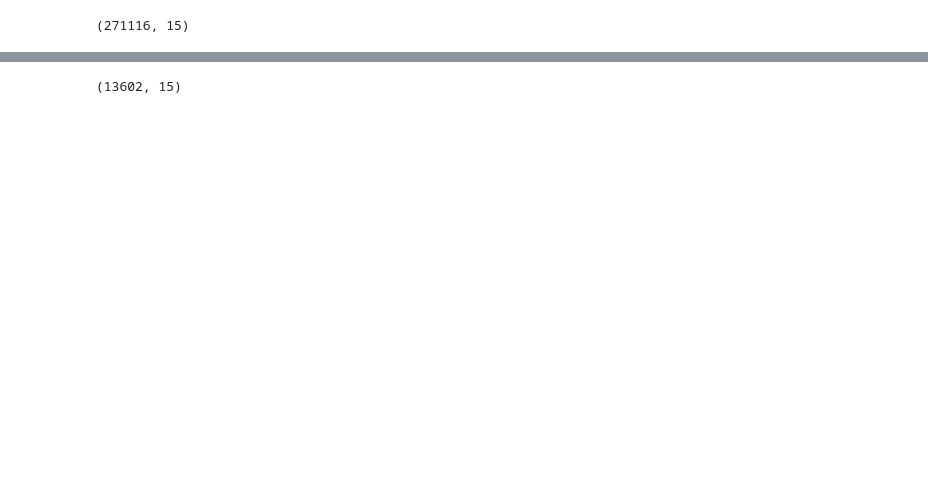
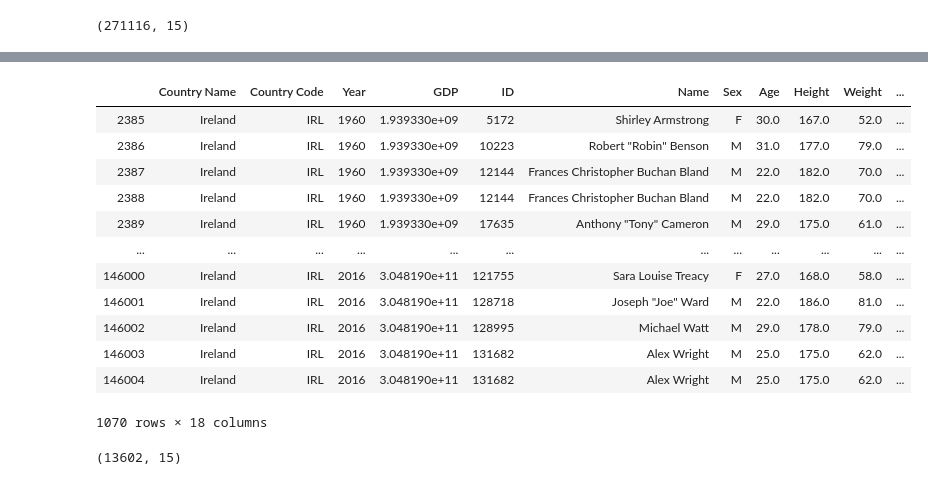
Before and after one commit to OMcPhillips/DataScienceInPracticeProject, a Jupyter notebook: GDP_athlete.ipynb, the cells around one changed output, grey strips where cells are left out. Cells and saved outputs as stored; diff of their text form; code cells hidden in the pictures; blank space fills up the shorter version.

```diff
--- a/GDP_athlete.ipynb
+++ b/GDP_athlete.ipynb
@@ -45,3 +77,19 @@ KeyError: "['2008.0'] not in index"
+# %%
+gdp[gdp['Country Name'].str.contains("Ireland")]
+# %% [output]
+|  | Country Name | Country Code | Year | GDP | ID | Name | Sex | Age | Height | Weight | ... |
+| 2385 | Ireland | IRL | 1960 | 1.939330e+09 | 5172 | Shirley Armstrong | F | 30.0 | 167.0 | 52.0 | ... |
+| 2386 | Ireland | IRL | 1960 | 1.939330e+09 | 10223 | Robert "Robin" Benson | M | 31.0 | 177.0 | 79.0 | ... |
+| 2387 | Ireland | IRL | 1960 | 1.939330e+09 | 12144 | Frances Christopher Buchan Bland | M | 22.0 | 182.0 | 70.0 | ... |
+| 2388 | Ireland | IRL | 1960 | 1.939330e+09 | 12144 | Frances Christopher Buchan Bland | M | 22.0 | 182.0 | 70.0 | ... |
+| 2389 | Ireland | IRL | 1960 | 1.939330e+09 | 17635 | Anthony "Tony" Cameron | M | 29.0 | 175.0 | 61.0 | ... |
+| ... | ... | ... | ... | ... | ... | ... | ... | ... | ... | ... | ... |
+| 146000 | Ireland | IRL | 2016 | 3.048190e+11 | 121755 | Sara Louise Treacy | F | 27.0 | 168.0 | 58.0 | ... |
+| 146001 | Ireland | IRL | 2016 | 3.048190e+11 | 128718 | Joseph "Joe" Ward | M | 22.0 | 186.0 | 81.0 | ... |
+| 146002 | Ireland | IRL | 2016 | 3.048190e+11 | 128995 | Michael Watt | M | 29.0 | 178.0 | 79.0 | ... |
+| 146003 | Ireland | IRL | 2016 | 3.048190e+11 | 131682 | Alex Wright | M | 25.0 | 175.0 | 62.0 | ... |
+| 146004 | Ireland | IRL | 2016 | 3.048190e+11 | 131682 | Alex Wright | M | 25.0 | 175.0 | 62.0 | ... |
+1070 rows × 18 columns
 # %%
 city = athletes['City'] == 'Beijing'
 athletes[city].head(3)
```
Also changed, not shown: parts of 13 cells of this notebook.
